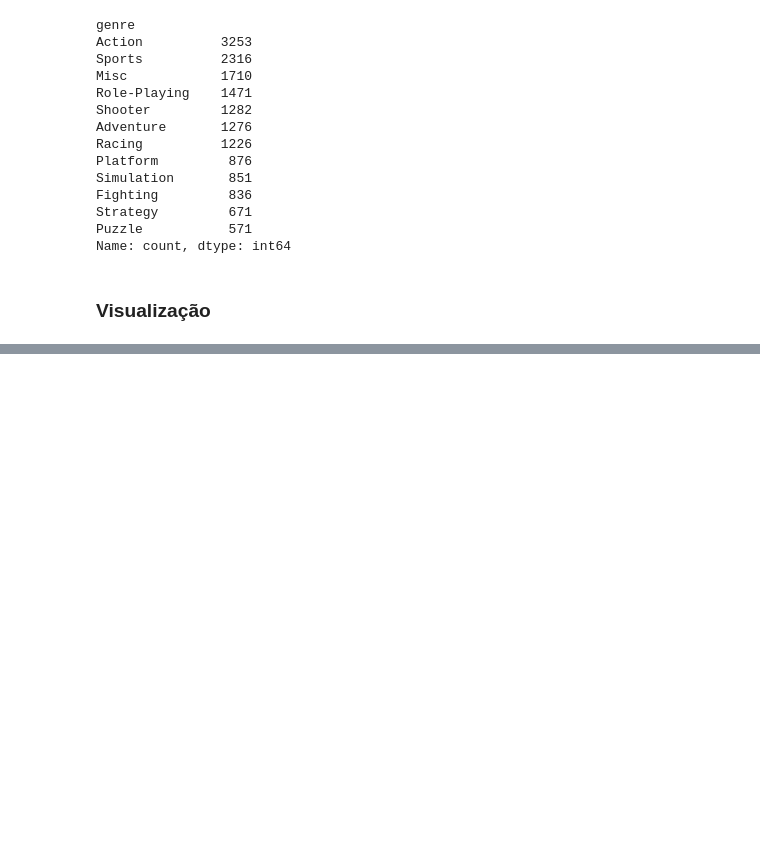
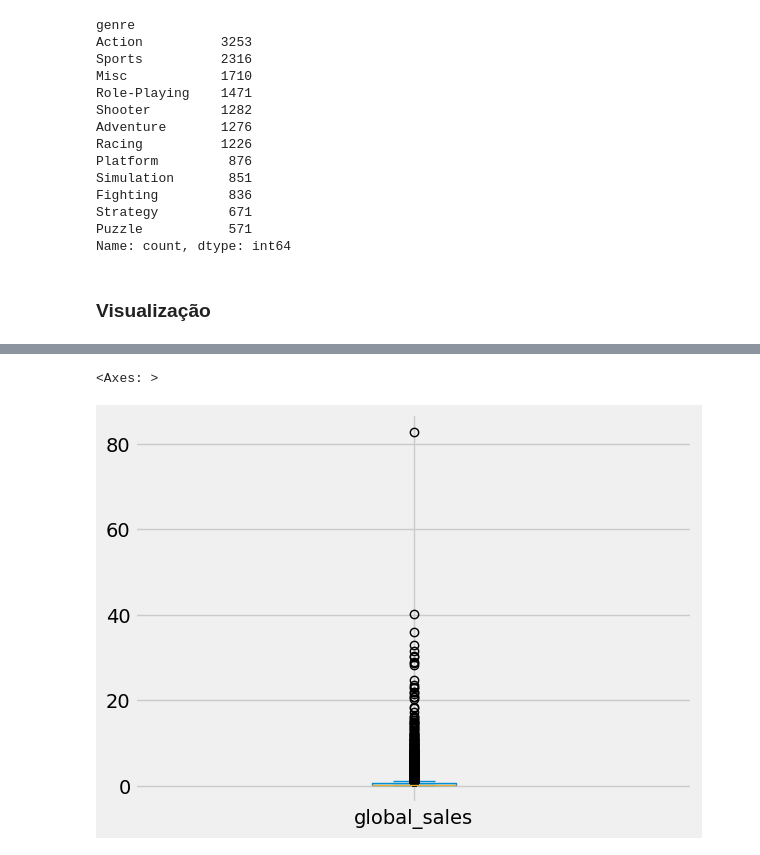
Before and after one commit to RayVilaca/Bootcamp-Data-Science-Ada, a Jupyter notebook: projetos-conclusao-modulo/modulo 4/projeto.ipynb, the cells around one changed output, grey strips where cells are left out. Drawn from its saved outputs; the diff is of its cells as text; code cells hidden in the pictures; blank space fills up the shorter version.

```diff
--- a/projetos-conclusao-modulo/modulo 4/projeto.ipynb
+++ b/projetos-conclusao-modulo/modulo 4/projeto.ipynb
@@ -315,0 +332,5 @@ plt.show()
+# %%
+df_video_game_filtrado['global_sales'].plot(kind='box')
+# %% [output]
+<Axes: >
+[figure, added]
```
Also changed, not shown: parts of 21 cells of this notebook.
